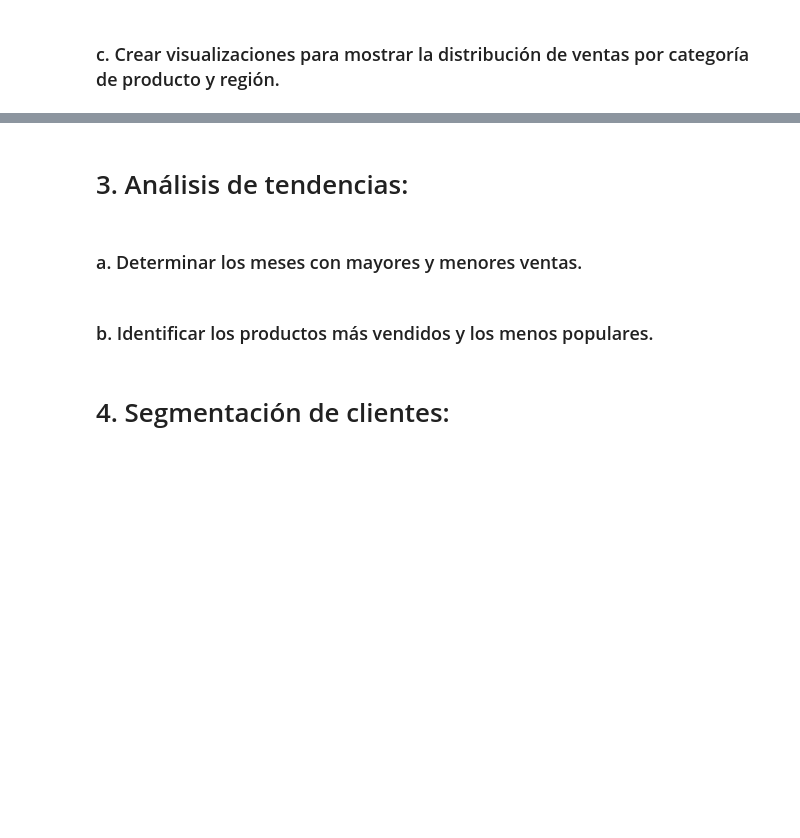
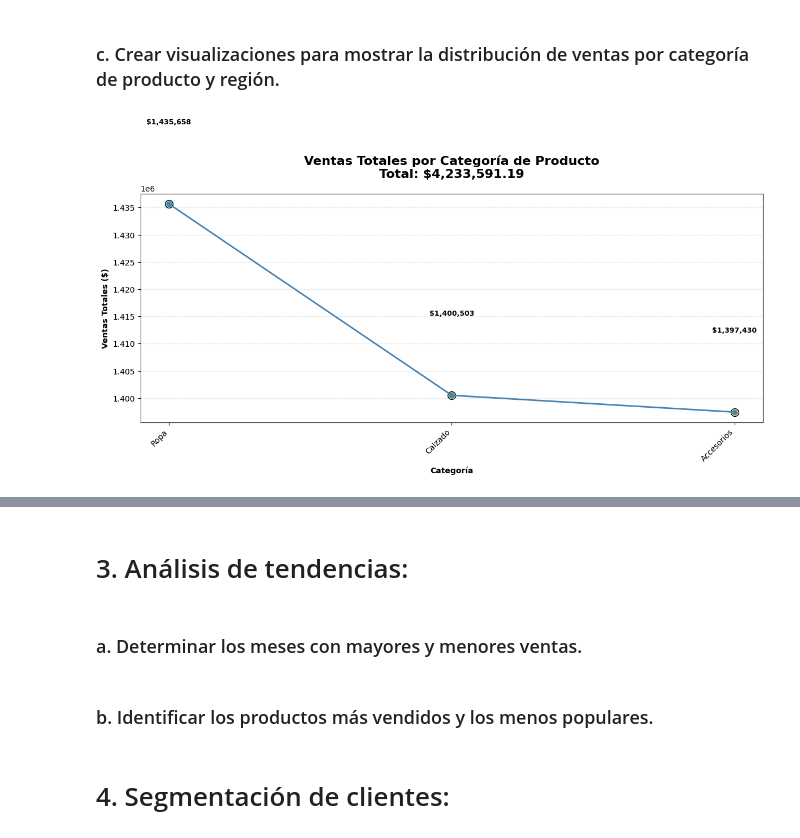
Before and after one commit to Eduardo1232000/SOG22S25_G3, a Jupyter notebook: practica.ipynb, the cells around one changed output, grey strips where cells are left out. Drawn from its saved outputs; the diff is of its cells as text; code cells hidden in the pictures; blank space fills up the shorter version.

```diff
--- a/practica.ipynb
+++ b/practica.ipynb
@@ -158,5 +138,16 @@ Datos cargados correctamente a la tabla 'order_data'
 # 2. Analisis Exploratorio
 # %% [markdown]
 ### a. Obtener los datos de la base de datos.
+# %%
+query = f"SELECT * FROM {DB_TABLE}"
+df = pd.read_sql(query, connection)
+data = df.head()
+connection.close()
+
+columnas_numericas = df.select_dtypes(include=[np.number]).columns.tolist()
+
+#OMITIR LAS COLUMNAS NUMERICAS DE ID
+columnas_numericas = [col for col in df.select_dtypes(include=[np.number]).columns
+                      if 'id' not in col.lower()]
 # %% [markdown]
 ### b. Calcular estadísticas básicas (media, mediana, moda) para las variables numéricas.
@@ -163,2 +197,76 @@ Datos cargados correctamente a la tabla 'order_data'
 # %% [markdown]
 ### c. Crear visualizaciones para mostrar la distribución de ventas por categoría de producto y región.
+# %%
+# Configuración básica
+plt.style.use('default')
+sns.set_palette("Set2")
+
+# VENTAS POR CATEGORIA
+plt.figure(figsize=(12, 7))
+
+ventas_categoria = df.groupby('product_category')['order_total'].sum().sort_values(ascending=False)
+total_ventas = ventas_categoria.sum()
+
+# Colores para cada punto
+colors = plt.cm.Set3(np.linspace(0, 1, len(ventas_categoria)))
+
+# Línea con marcadores
+plt.plot(ventas_categoria.index, ventas_categoria.values,
+         marker='o', linewidth=2, color='steelblue')
+
+# Colorear cada punto distinto
+for i, (x, y) in enumerate(ventas_categoria.items()):
+    plt.scatter(x, y, color=colors[i], s=100, edgecolor='black')
+
+# Título y etiquetas
+plt.title(f'Ventas Totales por Categoría de Producto\nTotal: ${total_ventas:,.2f}',
+          fontsize=16, fontweight='bold', pad=20)
+plt.xlabel('Categoría', fontweight='bold')
+plt.ylabel('Ventas Totales ($)', fontweight='bold')
+plt.xticks(rotation=45, ha='right')
+plt.grid(axis='y', alpha=0.3, linestyle='--')
+
+# Etiquetas en los puntos
+for i, (categoria, valor) in enumerate(ventas_categoria.items()):
+    plt.text(i, valor + (max(ventas_categoria.values) * 0.01),
+             f'${valor:,.0f}',
+             ha='center', va='bottom', fontweight='bold', fontsize=9)
+
+plt.tight_layout()
+plt.show()
+
+
+# VENTAS POR REGION
+ventas_region = df.groupby('shipping_region')['order_total'].sum().sort_values(ascending=False)
+total_ventas = ventas_region.sum()
+def make_autopct(values):
+    def my_autopct(pct):
+        total = sum(values)
+        val = int(round(pct * total / 100.0))
+        return f'{pct:.1f}%\n({val:,})'
+    return my_autopct
+plt.figure(figsize=(12, 8))
+wedges, texts, autotexts = plt.pie(
+    ventas_region.values,
+    labels=ventas_region.index,
+    autopct=make_autopct(ventas_region.values),
+    startangle=90,
+    colors=plt.cm.Set3.colors
+)
+
+for autotext in autotexts:
+    autotext.set_color('black')
+    autotext.set_fontweight('bold')
+    autotext.set_fontsize(9)
+
+for text in texts:
+    text.set_fontsize(11)
+    text.set_fontweight('bold')
+
+plt.title(f'Distribución de Ventas por Región\nTotal: ${total_ventas:,.2f}',
+          fontsize=16, fontweight='bold')
+plt.axis('equal')
+plt.tight_layout()
+plt.show()
+# %% [output]
+[figure, added]
```
Also changed, not shown: parts of 14 cells of this notebook.
